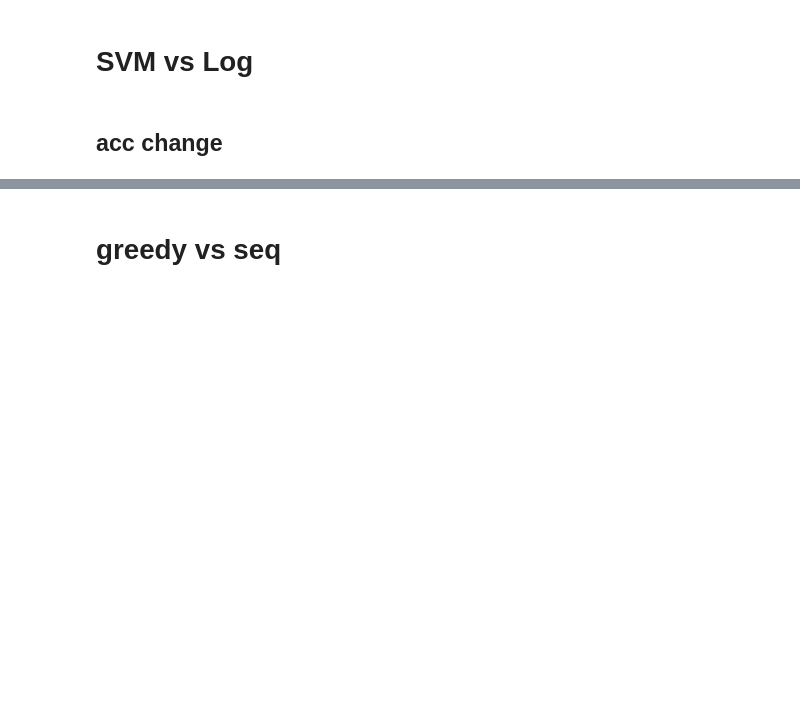
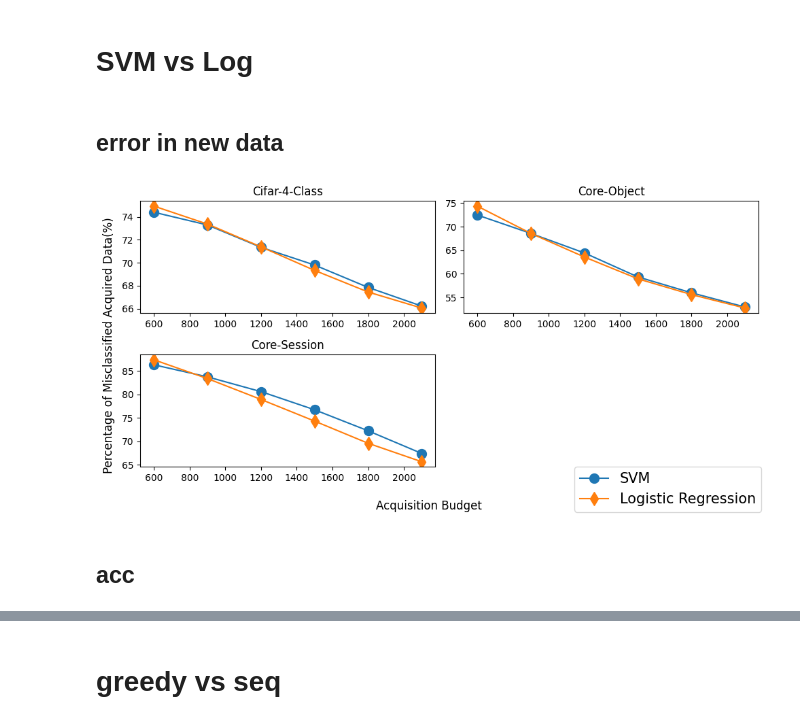
Before and after one commit to t07902301/data-acquisition, a Jupyter notebook: visualization/draw.ipynb, the cells around one changed output, grey strips where cells are left out. Saved outputs shown, nothing was run; the diff lists cells and outputs as text; code cells hidden in the pictures; blank space fills up the shorter version.

```diff
--- a/visualization/draw.ipynb
+++ b/visualization/draw.ipynb
@@ -202,7 +202,57 @@ fig.show()
 [figure]
 # %% [markdown]
 # SVM vs Log
+# %% [markdown]
+## error in new data
+# %%
+core_session= {
+    'SVM': [86.283,83.722,80.583,76.727,72.256,67.443],
+    'Logistic Regression': [87.35, 83.356, 78.917, 74.32, 69.606, 65.681],
+}
+
+core_object= {
+    'SVM': [72.467,68.567,64.425,59.34,55.978,52.971],
+    'Logistic Regression': [74.35, 68.567, 63.567, 58.94, 55.6, 52.748],
+}
+
+cifar = {
+    'SVM': [74.4,73.289,71.342,69.8,67.85,66.224],
+    'Logistic Regression': [74.933, 73.367, 71.383, 69.333, 67.45, 66.052],
+}
+
+marker = {
+    'Logistic Regression': 'd',
+    'SVM':  'o',
+}
+
+fig, ax = plt.subplots(2,2, figsize=(10, 5))
+# fig, ax = plt.subplots(1,2, figsize=(10, 3))
+
+n_data = [600, 900, 1200, 1500, 1800, 2100]
+ax = ax.flatten()
+
+for key,val in cifar.items():
+    ax[0].plot(n_data, val, marker = marker[key], markersize=10, label=key)
+ax[0].set_title('Cifar-4-Class')
+
+for key,val in core_object.items():
+    ax[1].plot(n_data, val, marker = marker[key], markersize=10)
+ax[1].set_title('Core-Object')
+
+for key,val in core_session.items():
+    ax[2].plot(n_data, val, marker = marker[key], markersize=10)
+ax[2].set_title('Core-Session')
+fig.delaxes(ax[3])
+
+fig.legend(loc='lower right', fontsize=15)
+
+fig.supxlabel('Acquisition Budget', fontsize=12)
+fig.supylabel('Percentage of Misclassified Acquired Data(%)', fontsize=12)
+fig.tight_layout()
+fig.show()
+# %% [output]
+[figure, added]
 # %% [markdown]
-## acc change
+## acc
 # %%
 core_session= {
```
Also changed, not shown: parts of 11 cells of this notebook.
